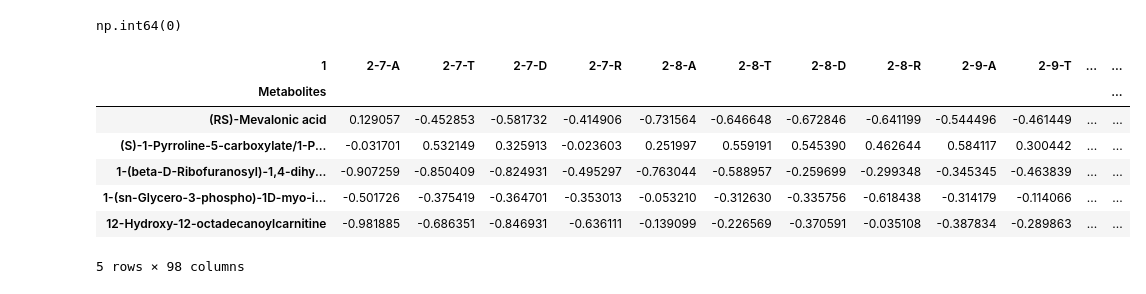
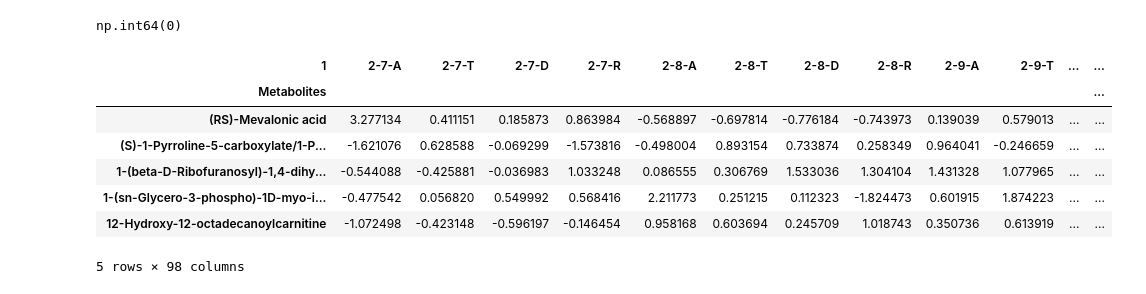
Before and after one commit to CadenBold/intestinal-omics, a Jupyter notebook: working.ipynb, the cells around one changed output. Cells and saved outputs as stored; diff of their text form; code cells hidden in the pictures.

```diff
--- a/working.ipynb
+++ b/working.ipynb
@@ -73,19 +72,19 @@ np.int64(0)
 # %%
 log = np.log2(cleaned_data + 1.0)
 
 scaler = StandardScaler()
-norm = pd.DataFrame( scaler.fit_transform(log),index=log.index, columns=log.columns)
+norm = pd.DataFrame( scaler.fit_transform(log.T).T,index=log.index, columns=log.columns)
 
 preprocessed_scaled = norm
 preprocessed_scaled.head()
 # %% [output]
 | 1 | 2-7-A | 2-7-T | 2-7-D | 2-7-R | 2-8-A | 2-8-T | 2-8-D | 2-8-R | 2-9-A | 2-9-T | ... | ... |
 | Metabolites |  |  |  |  |  |  |  |  |  |  |  | ... |
-| (RS)-Mevalonic acid | 0.129057 | -0.452853 | -0.581732 | -0.414906 | -0.731564 | -0.646648 | -0.672846 | -0.641199 | -0.544496 | -0.461449 | ... | ... |
-| (S)-1-Pyrroline-5-carboxylate/1-P... | -0.031701 | 0.532149 | 0.325913 | -0.023603 | 0.251997 | 0.559191 | 0.545390 | 0.462644 | 0.584117 | 0.300442 | ... | ... |
-| 1-(beta-D-Ribofuranosyl)-1,4-dihy... | -0.907259 | -0.850409 | -0.824931 | -0.495297 | -0.763044 | -0.588957 | -0.259699 | -0.299348 | -0.345345 | -0.463839 | ... | ... |
-| 1-(sn-Glycero-3-phospho)-1D-myo-i... | -0.501726 | -0.375419 | -0.364701 | -0.353013 | -0.053210 | -0.312630 | -0.335756 | -0.618438 | -0.314179 | -0.114066 | ... | ... |
-| 12-Hydroxy-12-octadecanoylcarnitine | -0.981885 | -0.686351 | -0.846931 | -0.636111 | -0.139099 | -0.226569 | -0.370591 | -0.035108 | -0.387834 | -0.289863 | ... | ... |
+| (RS)-Mevalonic acid | 3.277134 | 0.411151 | 0.185873 | 0.863984 | -0.568897 | -0.697814 | -0.776184 | -0.743973 | 0.139039 | 0.579013 | ... | ... |
+| (S)-1-Pyrroline-5-carboxylate/1-P... | -1.621076 | 0.628588 | -0.069299 | -1.573816 | -0.498004 | 0.893154 | 0.733874 | 0.258349 | 0.964041 | -0.246659 | ... | ... |
+| 1-(beta-D-Ribofuranosyl)-1,4-dihy... | -0.544088 | -0.425881 | -0.036983 | 1.033248 | 0.086555 | 0.306769 | 1.533036 | 1.304104 | 1.431328 | 1.077965 | ... | ... |
+| 1-(sn-Glycero-3-phospho)-1D-myo-i... | -0.477542 | 0.056820 | 0.549992 | 0.568416 | 2.211773 | 0.251215 | 0.112323 | -1.824473 | 0.601915 | 1.874223 | ... | ... |
+| 12-Hydroxy-12-octadecanoylcarnitine | -1.072498 | -0.423148 | -0.596197 | -0.146454 | 0.958168 | 0.603694 | 0.245709 | 1.018743 | 0.350736 | 0.613919 | ... | ... |
 5 rows × 98 columns
 # %%
 #If needed make the graphs of before and after data such as in the workflow, but for now just moving on to make the PCAs
```
Also changed, not shown: parts of 4 cells of this notebook.
